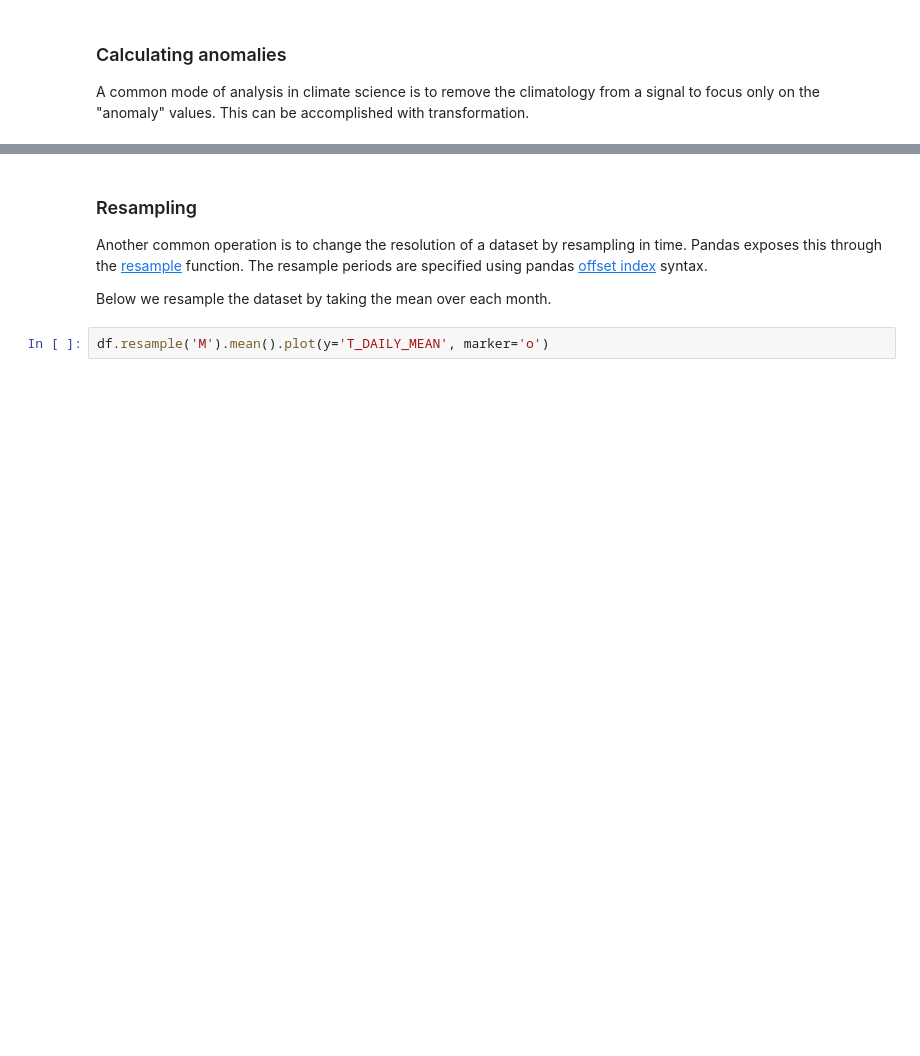
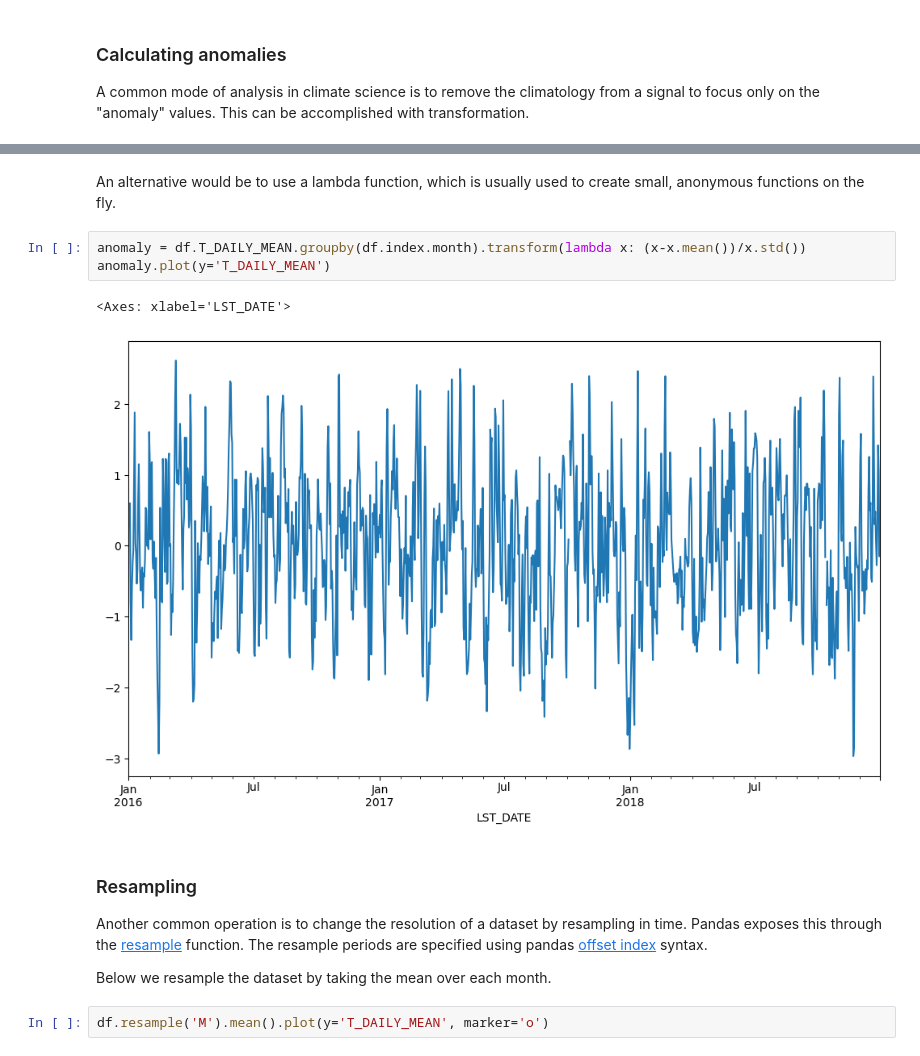
Before and after one commit to yutianwuldeo/GR6901, a Jupyter notebook: week8_pandas_groupby.ipynb, the cells around one changed output, grey strips where cells are left out. Cells and saved outputs as stored; diff of their text form; blank space fills up the shorter version.

```diff
--- a/week8_pandas_groupby.ipynb
+++ b/week8_pandas_groupby.ipynb
@@ -401,3 +463,11 @@ TypeError: Could not convert string 'CCCCCCCCCCCCCCCCCCCCCCCCCCCCCCCCCCCCCCCCCCC
+# %% [markdown]
+An alternative would be to use a lambda function, which is usually used to create small, anonymous functions on the fly.
+# %%
+anomaly = df.T_DAILY_MEAN.groupby(df.index.month).transform(lambda x: (x-x.mean())/x.std())
+anomaly.plot(y='T_DAILY_MEAN')
+# %% [output]
+<Axes: xlabel='LST_DATE'>
+[figure, added]
 # %% [markdown]
 ### Resampling
 
```
Also changed, not shown: parts of 18 cells of this notebook.
